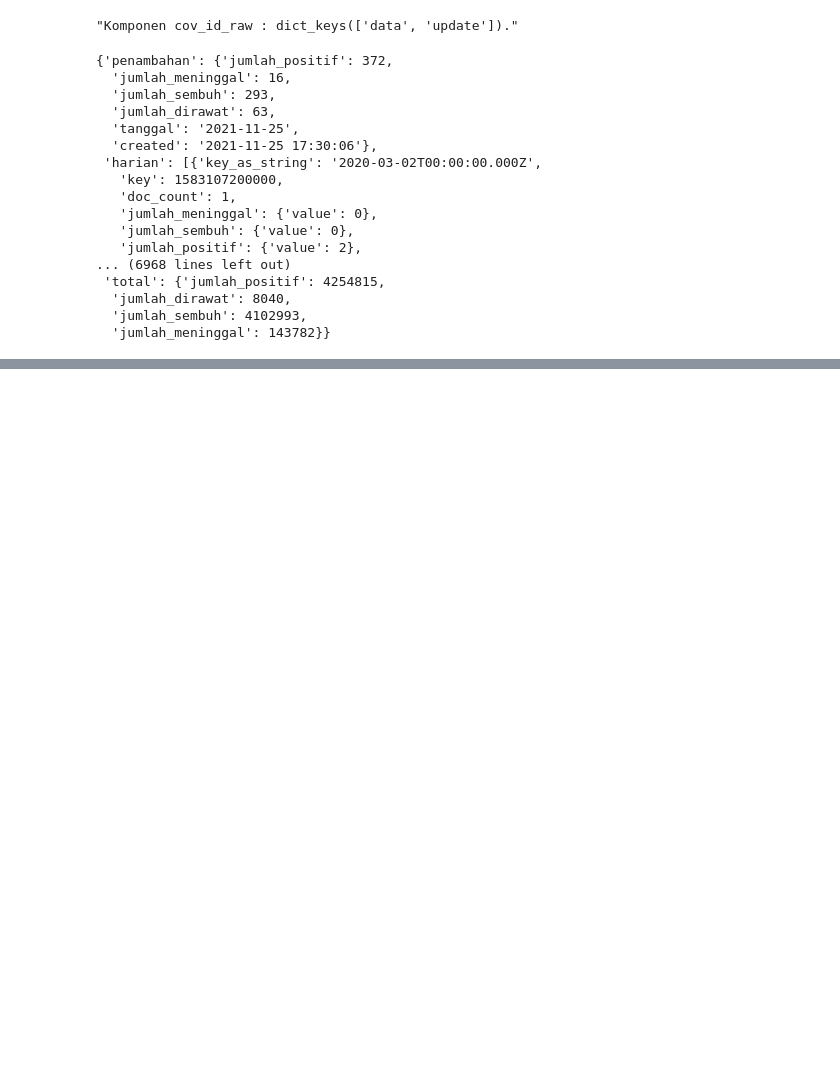
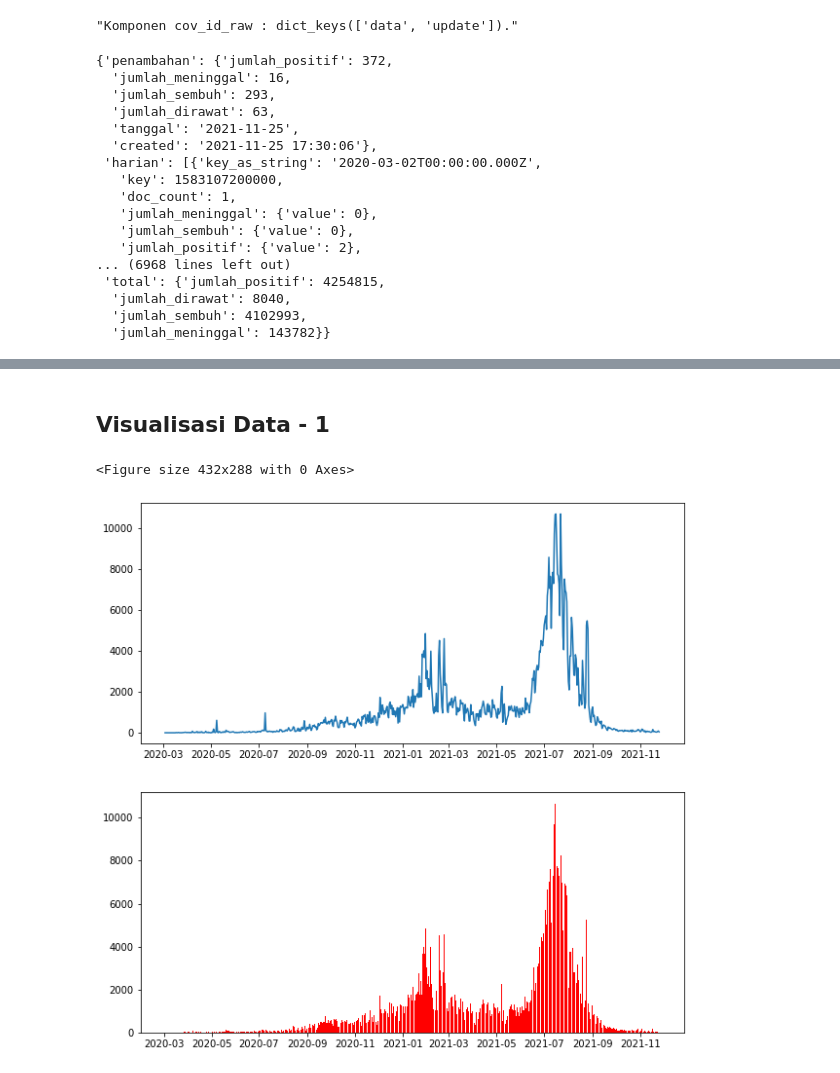
Before and after one commit to UsepSyaikalArifin/Application-File-PT-Bukit-Makmur-Mandiri-Utama-BUMA-, a Jupyter notebook: Kelas Penerapan di Industri/Eksplorasi dan Analisis Data COVID-19 Indonesia using Python/Jupyter Notebook/main.ipynb, the cells around one changed output, grey strips where cells are left out. Cells and saved outputs as stored; diff of their text form; code cells hidden in the pictures; blank space fills up the shorter version.

Commit message:
Visualisasi Data Covid-19 di Jawa Barat

```diff
--- a/Kelas Penerapan di Industri/Eksplorasi dan Analisis Data COVID-19 Indonesia using Python/Jupyter Notebook/main.ipynb
+++ b/Kelas Penerapan di Industri/Eksplorasi dan Analisis Data COVID-19 Indonesia using Python/Jupyter Notebook/main.ipynb
@@ -112,0 +139,9 @@ display(cov_id_update)
+# %%
+import requests as req
+# import pandas as pd
+resp_jabar = req.get("https://data.covid19.go.id/public/api/prov_detail_JAWA_BARAT.json")
+# resp_jabar_1 = pd.read_json("https://data.covid19.go.id/public/api/prov_detail_JAWA_BARAT.json")
+cov_jabar_raw = resp_jabar.json()
+# resp_jabar_1 = pd.DataFrame(cov_jabar_raw)
+display(cov_jabar_raw)
+# display(resp_jabar_1)
@@ -112,0 +188,9 @@ display(cov_id_update)
+# %%
+import numpy as np
+import pandas as pd
+
+cov_jabar = pd.DataFrame(cov_jabar_raw["list_perkembangan"])
+print("Info cov_jabar : ")
+display(cov_jabar.info())
+print("5 Data teratas cov_jabar : ")
+display(cov_jabar.head())
@@ -112,0 +225,13 @@ display(cov_id_update)
+# %%
+cov_jabar_tidy = (cov_jabar.drop(
+                                 columns=[
+                                            item for item in cov_jabar.columns
+                                            if item.startswith("AKUMULASI") or item.startswith("DIRAWAT")
+                                          ]
+                                )
+                                .rename(columns=str.lower)
+                                .rename(columns={"kasus" : "kasus_baru"})
+                  )
+
+cov_jabar_tidy["tanggal"] = pd.to_datetime(cov_jabar_tidy["tanggal"]*1e6, unit="ns")
+display(cov_jabar_tidy.head())
@@ -112,0 +245,13 @@ display(cov_id_update)
+# %% [markdown]
+## Visualisasi Data - 1
+# %%
+import matplotlib.pyplot as plt
+
+plt.clf()
+fig, ax = plt.subplots(2, 1, figsize=(10, 10))
+ax[0].plot(cov_jabar_tidy["tanggal"], cov_jabar_tidy["kasus_baru"])
+ax[1].bar(data=cov_jabar_tidy, x="tanggal", height="kasus_baru", color="red")
+plt.show()
+# %% [output]
+<Figure size 432x288 with 0 Axes>
+[figure, added]
```
Also changed, not shown: parts of 14 cells of this notebook, 1 other file.
